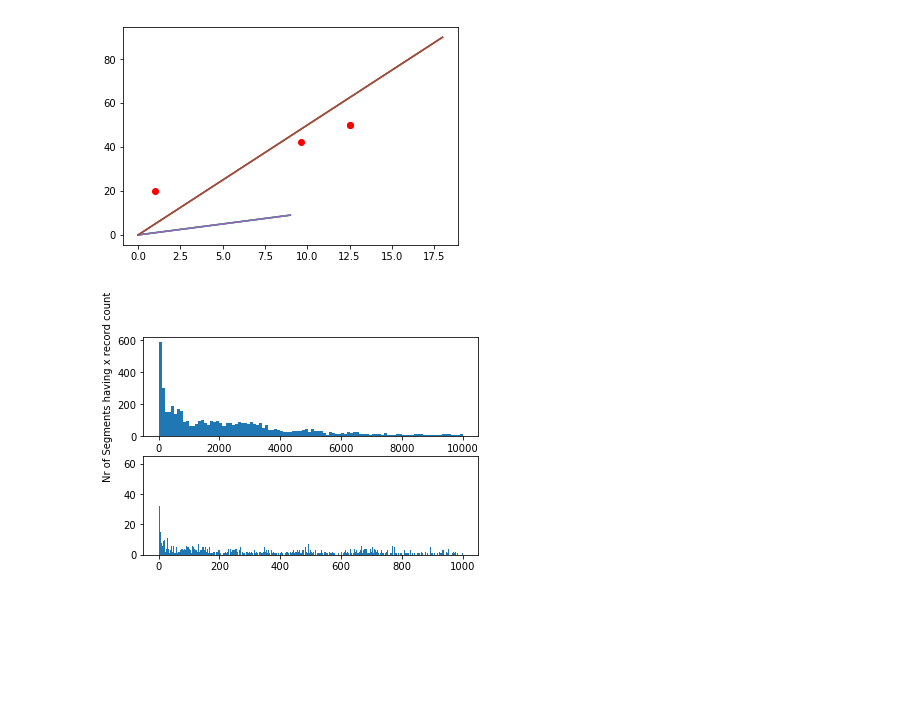
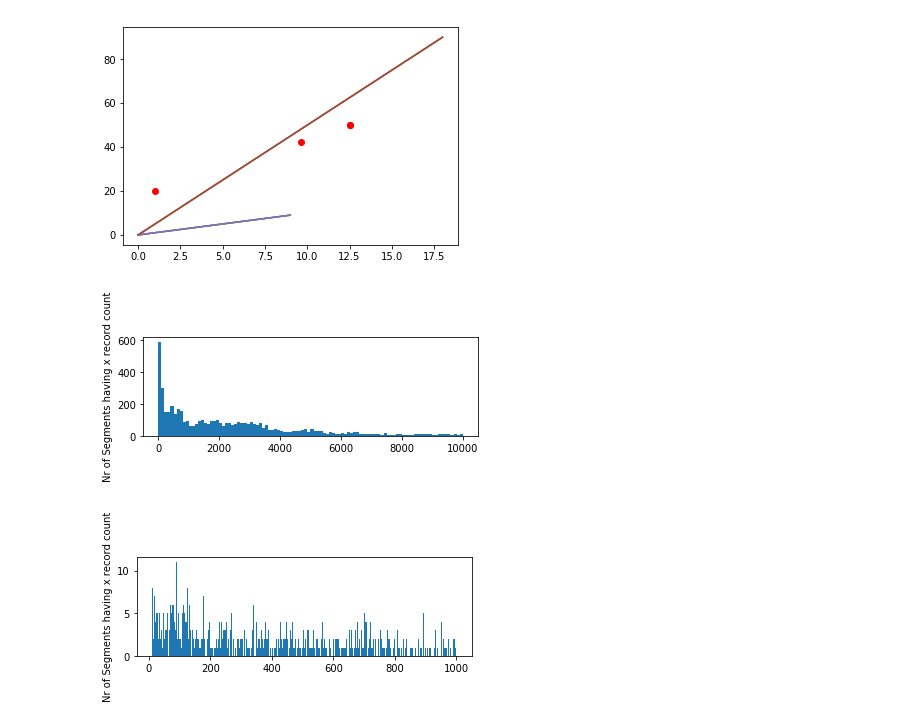
Before and after one commit to AndresNamm/Incident-Detection-Visualization, a Jupyter notebook: interpolation.ipynb, the cells around one changed output. Saved outputs shown, nothing was run; the diff lists cells and outputs as text; code cells hidden in the pictures; blank space fills up the shorter version.

Commit message:
Added histogram for trajectories

```diff
--- a/interpolation.ipynb
+++ b/interpolation.ipynb
@@ -41,37 +41,43 @@ import numpy as np
 
 f = open("SegmentRecordCounts.txt")
 cnts =[]
-x = []
-cnt = 0
 
 for i in f:
-    cnt+=1
     cnts.append(int(i))
-    x.append(cnt)
 
+f.close()
+plt.close()
+start = 0
+end = 10000
+binnumber=100
+
+y = np.array(cnts)
 plt.figure()
 plt.subplot(211)
-y = np.array(cnts)
-plt.hist( y,bins=100,range=[0,10000])
+plt.hist( y,bins=binnumber,range=[start,end])
 plt.ylabel('Nr of Segments having x record count');
 #plt.show()
 # %%
 import matplotlib.pyplot as plt
 import numpy as np
 
 f = open("SegmentRecordCounts.txt")
 cnts =[]
-x = []
-cnt = 0
 
 for i in f:
-    cnt+=1
     cnts.append(int(i))
-    x.append(cnt)
 
+f.close()
+
+start = 10
+end = 1000
+binnumber=1000
+y = np.array(cnts)
+plt.figure()
 plt.subplot(212)
-y = np.array(cnts)
-plt.hist( y,bins=1000,range=[0,1000])
+plt.hist( y,bins=binnumber,range=[start,end])
+plt.ylabel('Nr of Segments having x record count');
 plt.show()
 # %% [output]
-[figure, old version]
+[figure, new version]
+[figure, added]
```
Also changed, not shown: parts of 5 cells of this notebook, 1 other file.
